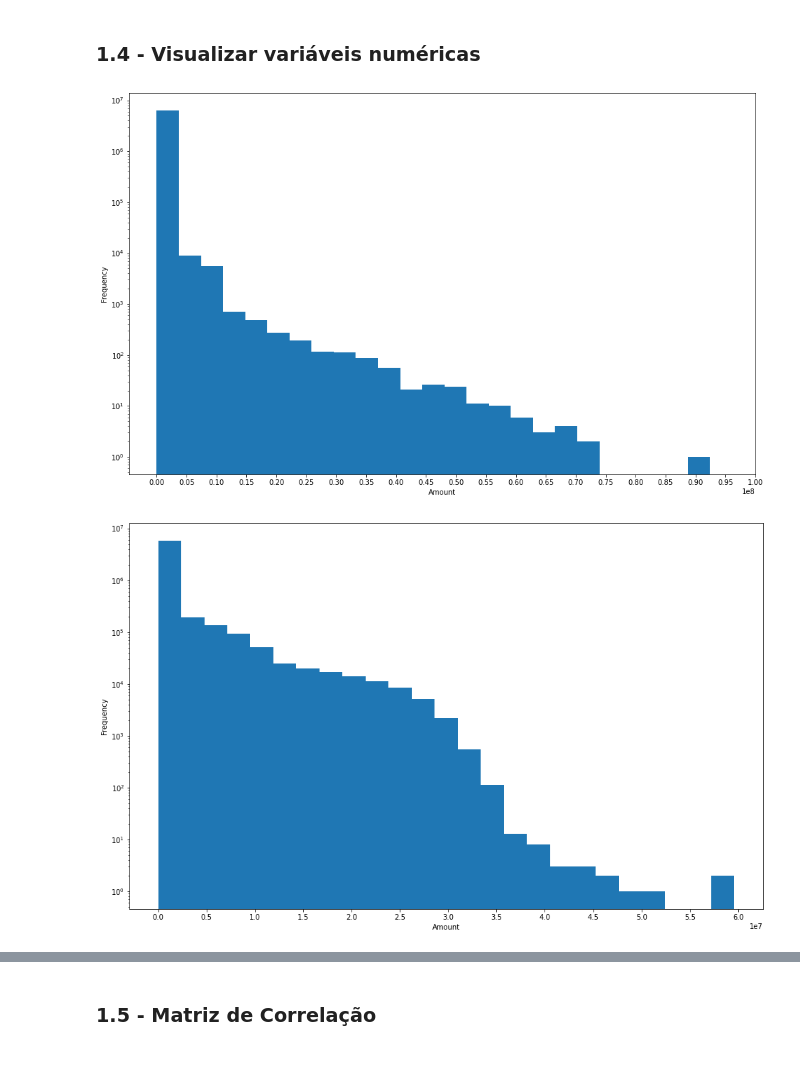
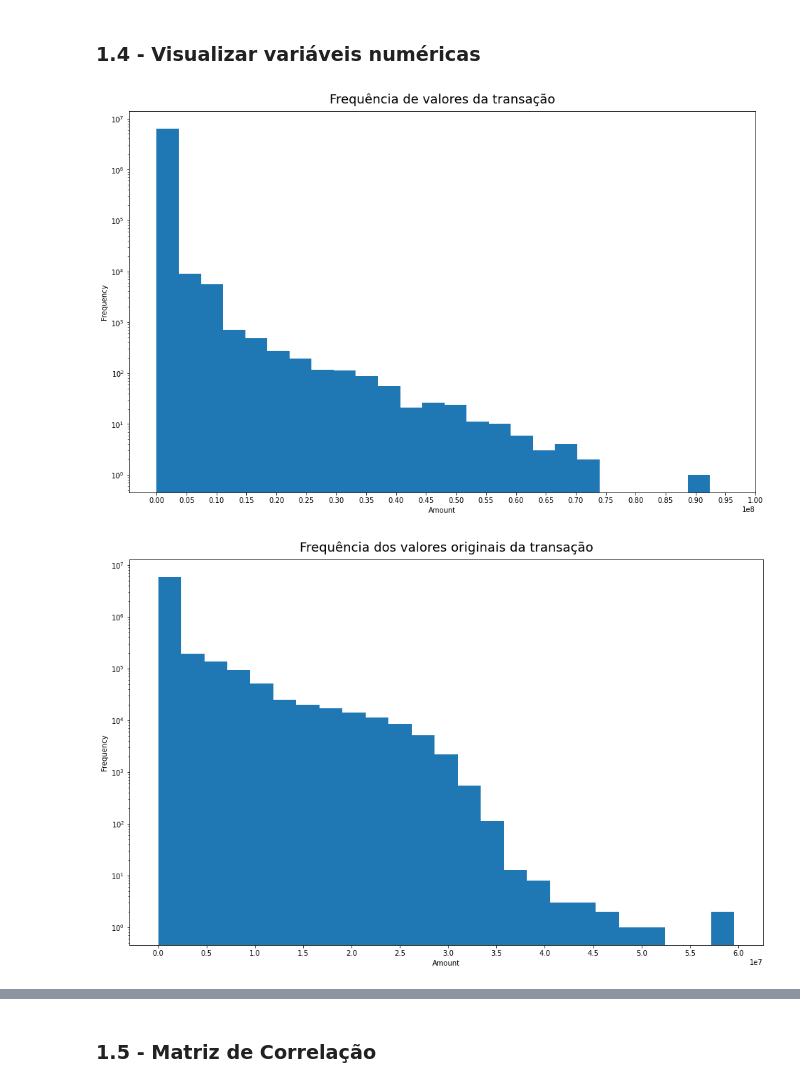
Before and after one commit to henriquemoc/Fraud-Classification, a Jupyter notebook: fraude.ipynb, the cells around one changed output, grey strips where cells are left out. Drawn from its saved outputs; the diff is of its cells as text; code cells hidden in the pictures; blank space fills up the shorter version.

```diff
--- a/fraude.ipynb
+++ b/fraude.ipynb
@@ -232,19 +243,21 @@ dfFraudHeatmap.set_title('Matriz Correlação', fontdict={'fontsize':18}, pad=12
 # %%
 plt.hist(df['amount'], bins=25);
 plt.yscale('log')
 plt.ylabel('Frequency')
 plt.xticks(range(0,int(1.05*1e8),int(5*1e6)))
 plt.xlabel('Amount');
+plt.title("Frequência de valores da transação", fontdict={'fontsize':18}, pad=12);
 # %% [output]
-[figure, old version]
+[figure, new version]
 # %%
 plt.hist(df['oldbalanceOrg'], bins=25);
 plt.yscale('log')
 plt.ylabel('Frequency')
 plt.xticks(range(0,int(6.5*1e7),int(5*1e6)))
 plt.xlabel('Amount');
+plt.title("Frequência dos valores originais da transação", fontdict={'fontsize':18}, pad=12);
 # %% [output]
-[figure, old version]
+[figure, new version]
 # %%
 plt.hist(df['newbalanceOrig'], bins=25);
 plt.yscale('log')
```
Also changed, not shown: parts of 8 cells of this notebook.
